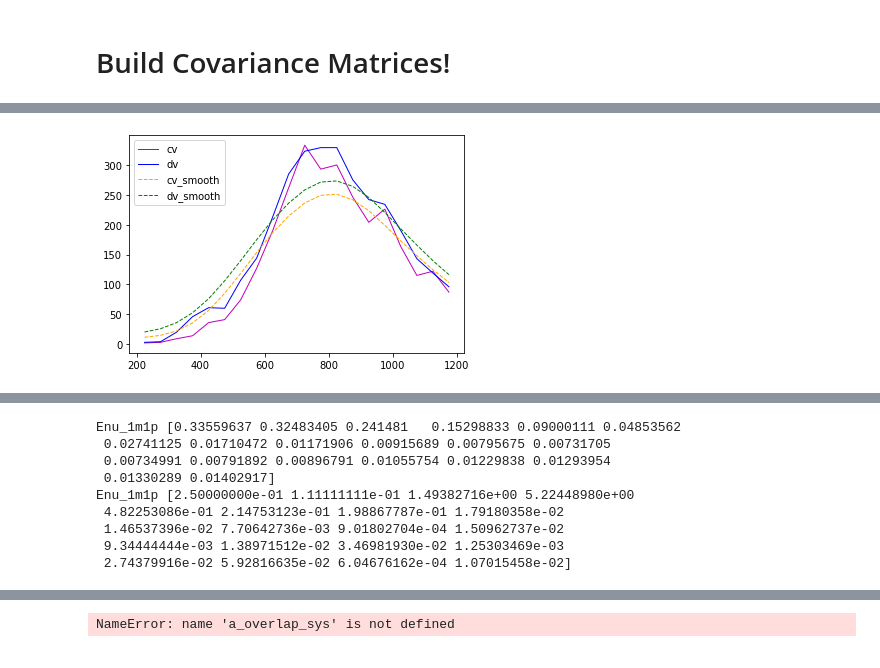
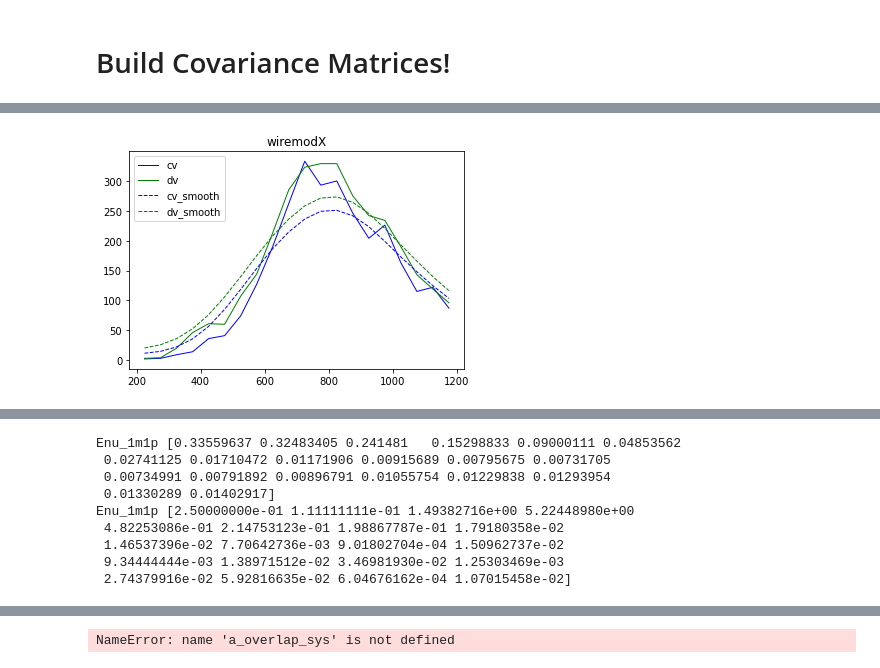
Before and after one commit to LArbys/1L1PSelection, a Jupyter notebook: Notebooks/DetSys.ipynb, the cells around one changed output, grey strips where cells are left out. Drawn from its saved outputs; the diff is of its cells as text; code cells hidden in the pictures.

```diff
--- a/Notebooks/DetSys.ipynb
+++ b/Notebooks/DetSys.ipynb
@@ -29,9 +29,9 @@ Welcome to JupyROOT 6.22/02
 # %%
 datafolder = '../../rootFiles/1mu1p_selection'
 auxfolder = '../aux'
-dumpfolder = '../output/PlotDumps'
-covfolder = '../output/covMatrix'
 tag = '2021-01-20'
+plotfolder = '../outputs/PlotDumps'+tag
+covfolder = '../outputs/covMatrix'+tag
 covtag = 'frac_covar_run3_%s'%tag
 
 
@@ -207,7 +212,7 @@ from random import random
 
 
 
-def smooth(cv_list,dv_list,xmin,xmax,nbin=20):
+def smooth(cv_list,dv_list,xmin,xmax,dv_name,nbin=20):
 
 #----------------------------------------------------------------
 # This section is the CV
@@ -348,13 +353,15 @@ def smooth(cv_list,dv_list,xmin,xmax,nbin=20):
     offset = (xmax - xmin )/(2*nbin)
     x= np.linspace(xmin+offset,xmax-offset,nbin)
 
-    plt.plot(x, cv_hist, linewidth=1, linestyle="-", c="m",label='cv')  # smooth by filter
-    plt.plot(x, dv_hist, linewidth=1, linestyle="-", c="b",label='dv')  # smooth by filter
+    plt.plot(x, cv_hist, linewidth=1, linestyle="-", c="b",label='cv')  # smooth by filter
+    plt.plot(x, dv_hist, linewidth=1, linestyle="-", c="g",label='dv')  # smooth by filter
 
-    plt.plot(x, smoothCV, linewidth=1, linestyle="--", c="orange",label='cv_smooth')  # smooth by filter
+    plt.plot(x, smoothCV, linewidth=1, linestyle="--", c="b",label='cv_smooth')  # smooth by filter
 
     plt.plot(x, smoothDV, linewidth=1, linestyle="--", c="g",label='dv_smooth')  # smooth by filter
     plt.legend()
+    plt.title(dv_name)
+    plt.savefig(plotfolder+'/detsys_%s_%s_%s_full_hists.png'%(dist.myname, run,dv_name),dpi=120,bbox_inches='tight')
 
     plt.show()
 
@@ -362,16 +369,22 @@ def smooth(cv_list,dv_list,xmin,xmax,nbin=20):
     plt.plot(x, dv_hist/cv_hist, linewidth=1, linestyle="-", c="b",label='original')  # smooth by filter
     plt.plot(x,smoothrat , linewidth=1, linestyle="-", c="m",label='smoothed')  # smooth by filter
     plt.legend()
+    plt.title(dv_name)
+
+    plt.savefig(plotfolder+'/detsys_%s_%s_%s_ratio.png'%(dist.myname, run,dv_name),dpi=120,bbox_inches='tight')
+
     plt.show()
 
 
     return(smoothCV,smoothDV)
 # %%
 nbins = 20
-dumphole = '%s/DetSysCovFlat'%covfolder
-print(dumphole)
-if not os.path.exists(dumphole):
-    os.makedirs(dumphole)
+
+if not os.path.exists(plotfolder):
+    os.makedirs(plotfolder)
+if not os.path.exists(covfolder):
+    os.makedirs(covfolder)
+
 
 #for dist in varListSel: #[9:10]
 #for _,dist in varListSel.items(): # loop over all variables
@@ -381,6 +394,8 @@ for i in range(1):
 
     cov = np.zeros((nbins,nbins))
     cov_smooth = np.zeros((nbins,nbins))
+
+
     print(len(a_df_sys))
     for sysi in range(len(a_df_sys)): # loop over all detvars
 #    for sysi in range(1):
@@ -402,7 +417,7 @@ for i in range(1):
         var_sys_list = var_sys_list * sys_weights
 
 
-        CV_smooth,DV_smooth = smooth(var_cv_list,var_sys_list,dist.myrange[0],dist.myrange[1],nbin=nbins)
+        CV_smooth,DV_smooth = smooth(var_cv_list,var_sys_list,dist.myrange[0],dist.myrange[1],names[sysi],nbin=nbins)
 
 
 
@@ -436,35 +451,55 @@ for i in range(1):
         #            cov[i][j] += (h0[i]-hCV[i])*(h0[j]-hCV[j])/(hCV[i]*hCV[j])
         #        elif h0[i] > 0 and h0[j] > 0:
         #            cov[i][j] += (h0[i]-hCV[i])*(h0[j]-hCV[j])/(h0[i]*h0[j])
-
+        cov_tmp = np.zeros((nbins,nbins))
+        cov_smooth_tmp = np.zeros((nbins,nbins))
         for i in range(nbins):
             for j in range(nbins):
-                if (hCV[i]*hCV[j])==0:
-                    cov[i][j]=0
+                if (hCV[i]*hCV[j])<1e-5:
+                    cov_tmp[i][j]=0
                 else:
     #               print('%d,%d'%(h0[i],hCV[j]))
-                    cov[i][j] += (h0[i]-hCV[i])*(h0[j]-hCV[j])/(hCV[i]*hCV[j])
+                    cov_tmp[i][j] += (h0[i]-hCV[i])*(h0[j]-hCV[j])/(hCV[i]*hCV[j])
     #               print('result is: %d*%d/%d'%(h0[i]-hCV[i],h0[j]-hCV[j],hCV[i]*hCV[j]))
     #    print(dist.myname,cov.diagonal())
 
         for i in range(nbins):
             for j in range(nbins):
-                if (CV_smooth[i]*CV_smooth[j])==0:
-                    cov_smooth[i][j]=0
+                if (CV_smooth[i]*CV_smooth[j])<1e-5:
+                    cov_smooth_tmp[i][j]=0
                 else:
     #               print('%d,%d'%(h0[i],hCV[j]))
-                    cov_smooth[i][j] += (DV_smooth[i]-CV_smooth[i])*(DV_smooth[j]-CV_smooth[j])/(DV_smooth[i]*CV_smooth[j])
+                    cov_smooth_tmp[i][j] += (DV_smooth[i]-CV_smooth[i])*(DV_smooth[j]-CV_smooth[j])/(DV_smooth[i]*CV_smooth[j])
     #               print('result is: %d*%d/%d'%(h0[i]-hCV[i],h0[j]-hCV[j],hCV[i]*hCV[j]))
-        print(dist.myname,cov_smooth.diagonal())
-        print(dist.myname,cov.diagonal())
+        print(dist.myname,cov_smooth_tmp.diagonal())
+        print(dist.myname,cov_tmp.diagonal())
 
         offset = (dist.myrange[1] - dist.myrange[0] )/(2*nbins)
-        x= np.linspace(+offset,xmax-offset,nbins)
+        x= np.linspace(dist.myrange[0]+offset,dist.myrange[1]-offset,nbins)
 
-        plt.plot(x,cov.diagonal(),linewidth=1, linestyle="-", c="b",label='original cov')
-        plt.plot(x,cov_smooth.diagonal(),linewidth=1, linestyle="-", c="m",label='smooth cov')
+        plt.plot(x,cov_tmp.diagonal(),linewidth=1, linestyle="-", c="c",label='original cov')
+        plt.plot(x,cov_smooth_tmp.diagonal(),linewidth=1, linestyle="-", c="m",label='smooth cov')
         plt.legend()
+        plt.title('covmat_diag dv = %s'%names[sysi])
+        plt.savefig(plotfolder+'/detsys_%s_%s_%s_cov_diag.png'%(dist.myname, run,names[sysi]),dpi=120,bbox_inches='tight')
+
         plt.show()
 
-#    np.savetxt(dumphole+'/detsys_%s_cov.csv'%dist.myname, cov, delimiter=',')
+        plt.imshow(cov_smooth_tmp, interpolation='none')
+        plt.colorbar(orientation='vertical')
+        plt.title('Smoothed CovMat dv %s'%names[sysi])
+
+        plt.savefig(plotfolder+'/detsys_%s_%s_%s_cov.png'%(dist.myname, run,names[sysi]),dpi=120,bbox_inches='tight')
+        plt.show()
+
+        cov = cov+ cov_tmp
+        cov_smooth = cov_smooth_tmp
+    plt.imshow(cov_smooth, interpolation='none')
+    plt.colorbar(orientation='vertical')
+    plt.title('Smoothed CovMat Total')
+
+    plt.savefig(plotfolder+'/detsys_%s_%s_cov.png'%(dist.myname, run),dpi=120,bbox_inches='tight')
+
+    plt.show()
+    np.savetxt(covfolder+'/detsys_%s_%s_cov.csv'%(dist.myname, run),cov_smooth, delimiter=',')
 # %% [output]
@@ -473,16 +507,16 @@ for i in range(1):
 0
 $$$$$$$$$$$$$$$$$$$$
 [  2.000001   3.000001   9.000001  14.000001  36.000001  41.000001
   74.000001 127.000001 190.000001 262.000001 333.000001 293.000001
  300.000001 246.000001 204.000001 226.000001 163.000001 115.000001
  122.000001  87.000001]
 !!!!!!!!!!!!!!!!!!!!
 cv[0] =  1264.675878    cv[1] = 343.230682  rat = 0.786536
 bwid = 288.907346
 !!!!!!!!!!!!!!!!!!!!
 [  3.000001   4.000001  20.000001  46.000001  61.000001  60.000001
  107.000001 144.000001 213.000001 285.000001 323.000001 329.000001
  329.000001 275.000001 242.000001 234.000001 190.000001 143.000001
  119.000001  96.000001]
 !!!!!!!!!!!!!!!!!!!!
-[figure, old version]
+[figure, new version]
```
Also changed, not shown: parts of 6 cells of this notebook, 1 other file.
